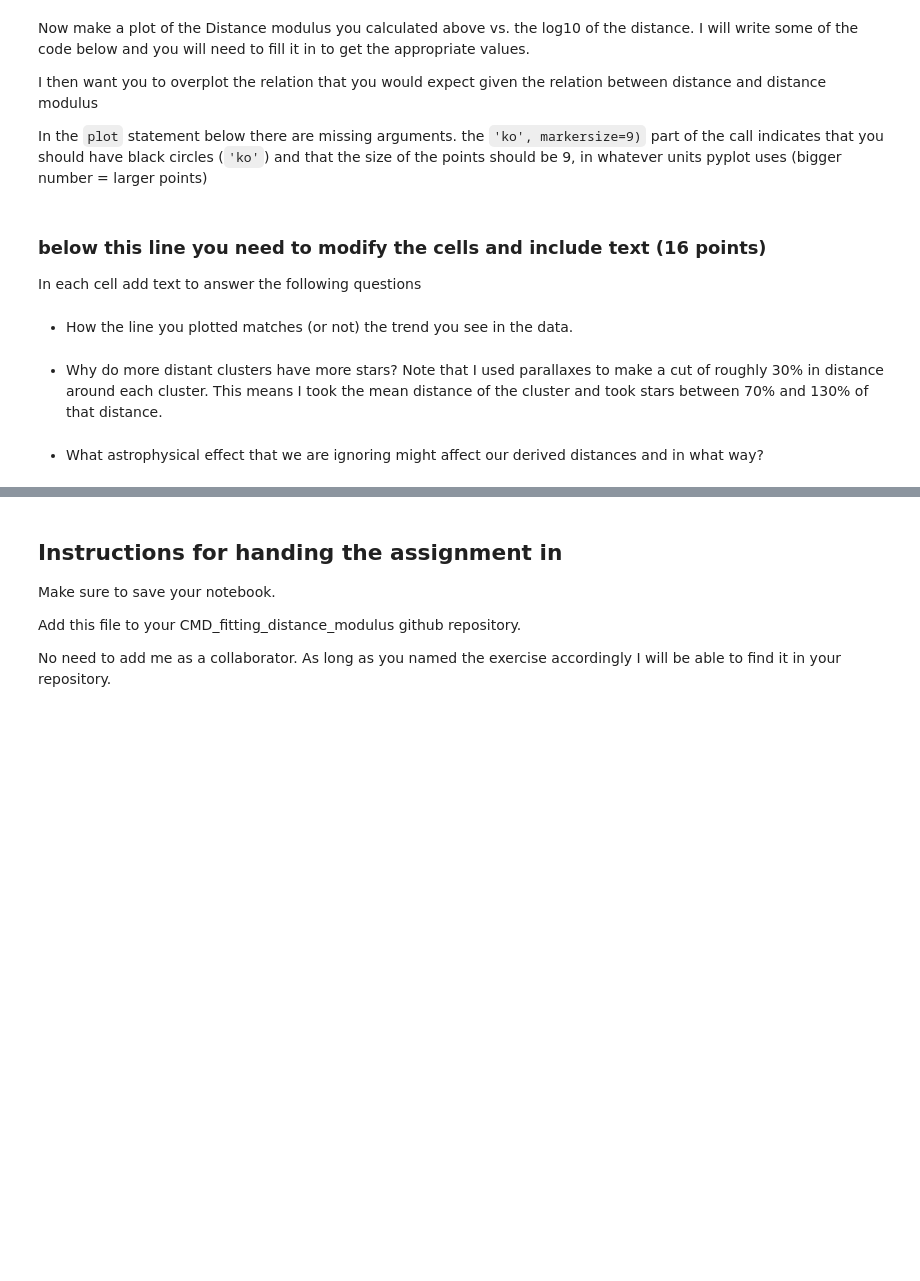
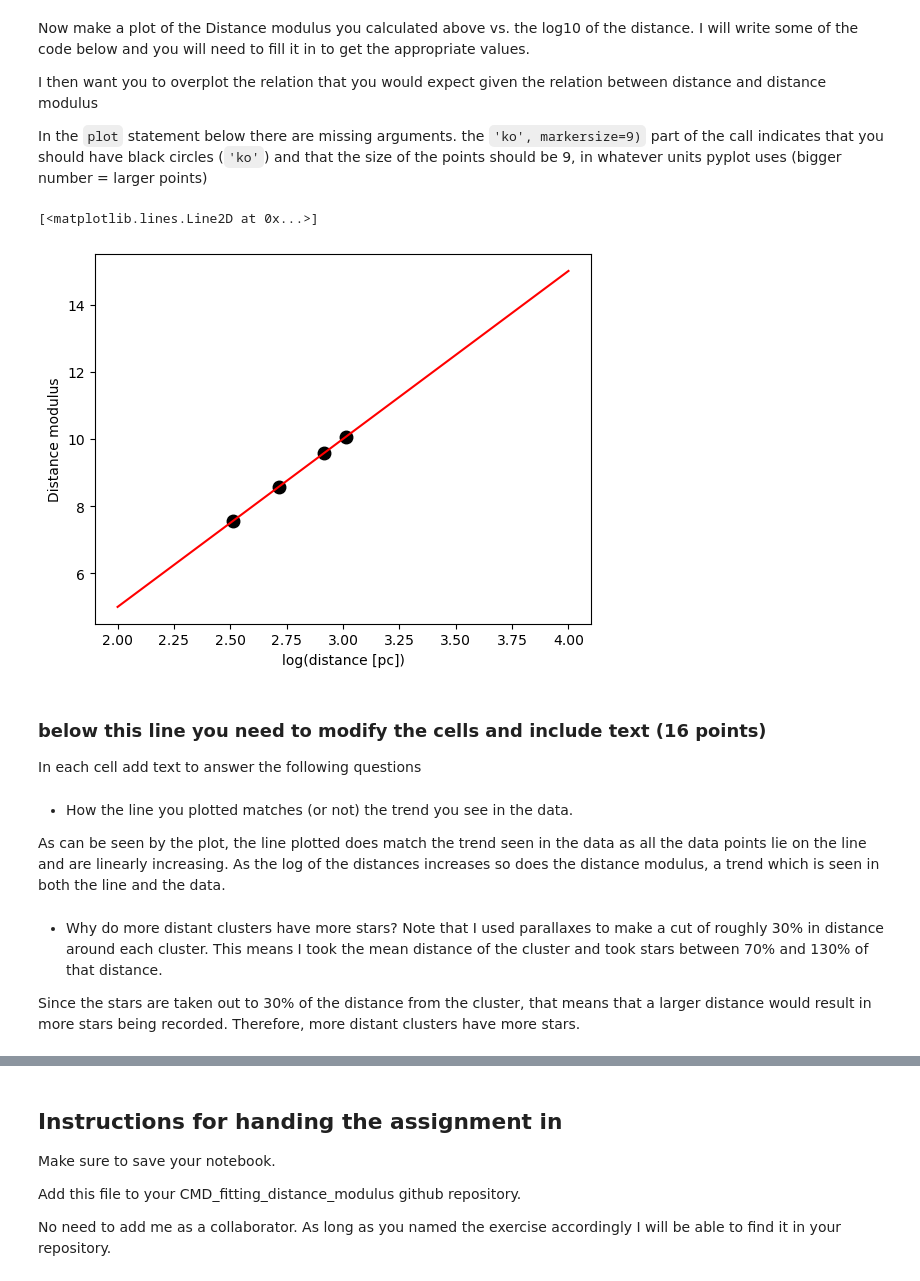
Before and after one commit to ArishAli459/CMD_distmod_student, a Jupyter notebook: cluster_plot_student.ipynb, the cells around one changed output, grey strips where cells are left out. Drawn from its saved outputs; the diff is of its cells as text; code cells hidden in the pictures; blank space fills up the shorter version.

```diff
--- a/cluster_plot_student.ipynb
+++ b/cluster_plot_student.ipynb
@@ -157,7 +157,8 @@ print("Distance for NGC 3293 = ", dists[3], " pc")
 print()
 
 #write an expression to derive the distance modulus from the distance ratio or distance
-dist_mods = [1,1,1,1]
+#i am using the equation m-M=5log(r) - 5
+dist_mods = 5*np.log10(dists) -5
 
 print("Distance Modulus for M 34 = ", dist_mods[0])
 print("Distance Modulus for M 36 = ", dist_mods[1])
@@ -182,33 +183,38 @@ In the `plot` statement below there are missing arguments.  the `'ko', markersiz
 # %%
 #You will need to make an array that contains the log of the distances
 
 #### Write code here
-logdist =
+logdist = np.log10(dists)
 
 #now complete this plot statement to plot the log of the distance vs. the distance modulus.
-plt.plot( ,'ko', markersize=9)
+plt.plot(logdist,dist_mods ,'ko', markersize=9)
 plt.xlabel('log(distance [pc])')
 plt.ylabel('Distance modulus')
 
 # here you will need to draw a line on your plot that shows the prediction
 #of the distance modulus given the distance.
 #these are the two x-points of your line, in log distance
 logdistpred = np.array([2,4])
 
 # write down the function that turns logdistpred into the distance modulus
 #
-dmpred =
+dmpred = 5*logdistpred -5
 
 #plot this line on the previous plot
 #the 'r-' indicates a red line
 plt.plot(logdistpred, dmpred, 'r-')
+# %% [output]
+[<matplotlib.lines.Line2D at 0x...>]
+[figure, added]
 # %% [markdown]
 ### below this line you need to modify the cells and include text  (16 points)
 
 In each cell add text to answer the following questions
-# %% [markdown]
-- How the line you plotted matches (or not) the trend you see in the data.
+# %% [markdown]
+- How the line you plotted matches (or not) the trend you see in the data.
+
+As can be seen by the plot, the line plotted does match the trend seen in the data as all the data points lie on the line and are linearly increasing. As the log of the distances increases so does the distance modulus, a trend which is seen in both the line and the data.
 # %% [markdown]
 - Why do more distant clusters have more stars? Note that I used parallaxes to make a cut of roughly 30% in distance around each cluster.  This means I took the mean distance of the cluster and took stars between 70\% and 130\% of that distance.
+
+Since the stars are taken out to 30% of the distance from the cluster, that means that a larger distance would result in more stars being recorded. Therefore, more distant clusters have more stars.
-# %% [markdown]
-- What astrophysical effect that we are ignoring might affect our derived distances and in what way?
```
Also changed, not shown: parts of 6 cells of this notebook.
